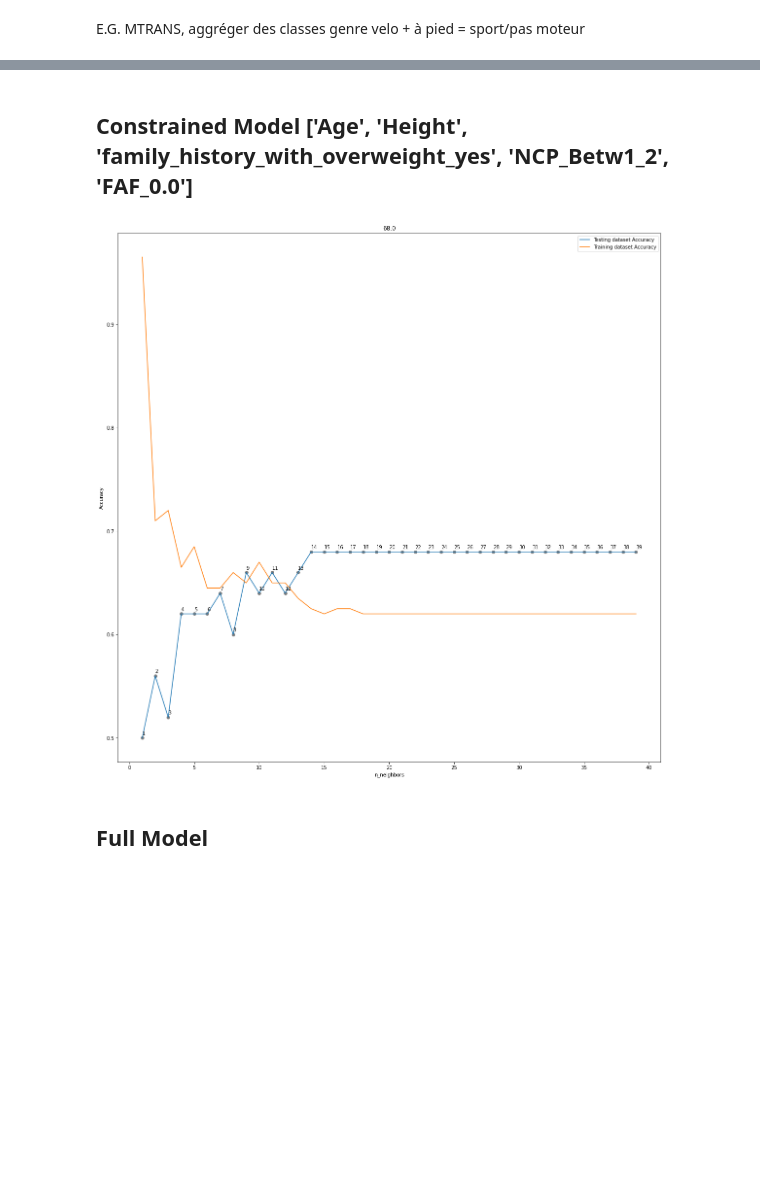
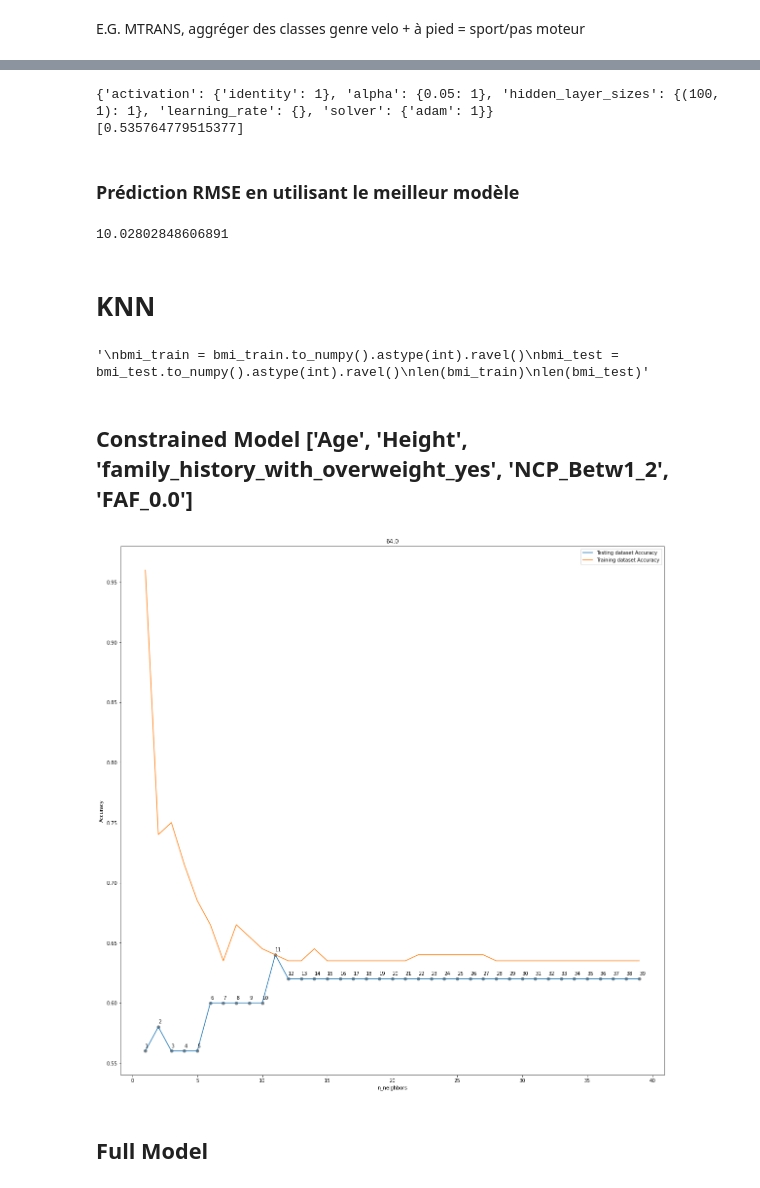
Before and after one commit to SimonLegendrre/LELEC2870_ML_Project1, a Jupyter notebook: project_arthur.ipynb, the cells around one changed output, grey strips where cells are left out. Drawn from its saved outputs; the diff is of its cells as text; code cells hidden in the pictures; blank space fills up the shorter version.

```diff
--- a/project_arthur.ipynb
+++ b/project_arthur.ipynb
@@ -304,0 +372,2 @@ Lien vers les explications : https://www.analyticsvidhya.com/blog/2018/08/k-near
+# %%
+X_res, bmi_res = augmentation_data(X1_cleaned_scale, bmi)
@@ -304,0 +485,2 @@ Lien vers les explications : https://www.analyticsvidhya.com/blog/2018/08/k-near
+# %%
+X_train, X_test, y_train, y_test = train_test_split(X1_cleaned_scale, y_1, test_size=0.3)
@@ -305,38 +719,98 @@ Lien vers les explications : https://www.analyticsvidhya.com/blog/2018/08/k-near
+# %%
+M = 1
+counter_param = { 'activation' : {},
+                'alpha' :{},
+                'hidden_layer_sizes':{},
+                'learning_rate' :{},
+                'solver': {} }
+
+score_reg = [0]*M
+
+for i in range(M):
+
+    X_train, X_test, y_1_train, y_1_test = train_test_split(X_cleaned_bmi, y_1, test_size=0.3)
+
+    retour = mlp_model(X_train, y_1_train)
+
+    best_mlp = MLPRegressor(hidden_layer_sizes = retour["hidden_layer_sizes"],
+                        activation =retour["activation"],
+                        solver=retour["solver"],
+                        max_iter= 5000, n_iter_no_change = 200).fit(X_train, y_1_train)
+
+    score_reg[i]= best_mlp.score(X_test, y_1_test)
+
+    for param in retour :
+        counter_param[param][retour[param]] = counter_param[param].get(retour[param],0)+1
+
+print(counter_param)
+print(score_reg)
+# %% [output]
+{'activation': {'identity': 1}, 'alpha': {0.05: 1}, 'hidden_layer_sizes': {(100, 1): 1}, 'learning_rate': {}, 'solver': {'adam': 1}}
+[0.535764779515377]
+# %% [markdown]
+### Prédiction RMSE en utilisant le meilleur modèle
+# %%
+#{'activation': {'identity': 1}, 'alpha': {0.05: 1}, 'hidden_layer_sizes': {(100, 1): 1}, 'learning_rate': {}, 'solver': {'adam': 1}}
+
+X_train, X_test, y_1_train, y_1_test = train_test_split(X_cleaned_bmi, y_1, test_size=0.3)
+
+y_pred_mlp = MLPRegressor(hidden_layer_sizes = (100, 1),
+                        activation ='identity',
+                        alpha=0.05,
+                        solver='adam',
+                        max_iter= 5000, n_iter_no_change = 200).fit(X_train, y_1_train)
+
+y_prediction = y_pred_mlp.predict(X_cleaned_bmi)
+
+
+RMSE = compute_rmse(y_prediction, y_1)
+print(RMSE)
+# %% [output]
+10.02802848606891
+# %% [markdown]
+# KNN
+# %%
+X_train, X_test, bmi_train, bmi_test = train_test_split(sub_X_1, bmi, test_size=0.2, random_state=10)
+
+"""
+bmi_train = bmi_train.to_numpy().astype(int).ravel()
+bmi_test = bmi_test.to_numpy().astype(int).ravel()
+len(bmi_train)
+len(bmi_test)"""
+# %% [output]
+'\nbmi_train = bmi_train.to_numpy().astype(int).ravel()\nbmi_test = bmi_test.to_numpy().astype(int).ravel()\nlen(bmi_train)\nlen(bmi_test)'
 # %% [markdown]
 ## Constrained Model ['Age', 'Height', 'family_history_with_overweight_yes', 'NCP_Betw1_2', 'FAF_0.0']
 # %%
 from sklearn.neighbors import KNeighborsClassifier
-
-X_train, X_test, bmi_train, bmi_test = train_test_split(sub_X_1, bmi, test_size=0.2, shuffle=True)
-
 
 # init of the tunning
 neighbors = range(1,40)
 train_acc = np.empty(len(neighbors))
 test_acc = np.empty(len(neighbors))
 
 for i,k in enumerate(neighbors):
     knn = KNeighborsClassifier(n_neighbors=k)
     # on train sur sub, recall sub vient du backward features selection
     knn.fit(X_train, bmi_train)
 
     # array that contains acc_score of both samples
     train_acc[i] = knn.score(X_train, bmi_train)
     test_acc[i] = knn.score(X_test, bmi_test)
 
 plt.plot(neighbors, test_acc, label = 'Testing dataset Accuracy')
 plt.plot(neighbors, train_acc, label = 'Training dataset Accuracy')
 for k, acc in enumerate(test_acc):
     plt.text(k+1, acc+0.003, k+1)
     plt.scatter(k+1,acc, c = 'grey')
 
 plt.legend()
 plt.xlabel('n_neighbors')
 plt.ylabel('Accuracy')
 plt.title(max(test_acc)*100)
 plt.show()
 # %% [output]
-[figure, old version]
+[figure, new version]
 # %% [markdown]
 ## Full Model
 # %%
```
Also changed, not shown: parts of 97 cells of this notebook.
